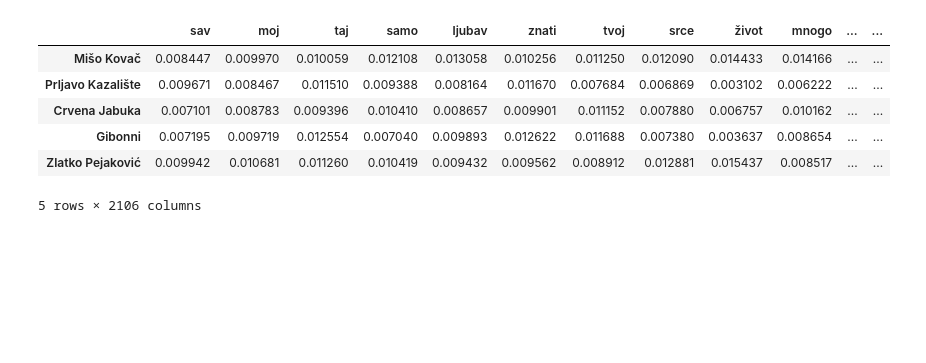
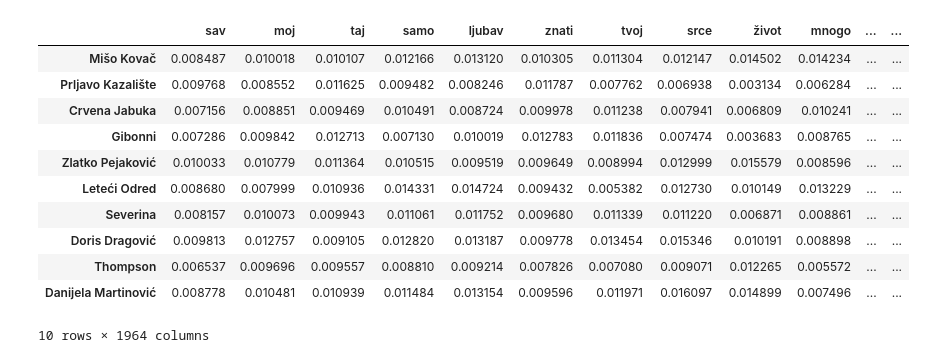
Before and after one commit to datamilas/CroLyricsProject, a Jupyter notebook: Python/tf-idf.ipynb, the cells around one changed output. Drawn from its saved outputs; the diff is of its cells as text; code cells hidden in the pictures; blank space fills up the shorter version.

```diff
--- a/Python/tf-idf.ipynb
+++ b/Python/tf-idf.ipynb
@@ -47,12 +86,18 @@ for artist in artist_ids:
 df_tf_idf = df_tf_idf.replace(0,np.nan).dropna(axis=1,how="all") #drop columns where all values are 0
 df_tf_idf = df_tf_idf.fillna(0)
 df_tf_idf.index = [get_artist_name(i)[0] for i in df_tf_idf.index]
-df_tf_idf.head(5)
-# %% [output]
-|  | sav | moj | taj | samo | ljubav | znati | tvoj | srce | život | mnogo | ... | ... |
-| Mišo Kovač | 0.008447 | 0.009970 | 0.010059 | 0.012108 | 0.013058 | 0.010256 | 0.011250 | 0.012090 | 0.014433 | 0.014166 | ... | ... |
-| Prljavo Kazalište | 0.009671 | 0.008467 | 0.011510 | 0.009388 | 0.008164 | 0.011670 | 0.007684 | 0.006869 | 0.003102 | 0.006222 | ... | ... |
-| Crvena Jabuka | 0.007101 | 0.008783 | 0.009396 | 0.010410 | 0.008657 | 0.009901 | 0.011152 | 0.007880 | 0.006757 | 0.010162 | ... | ... |
-| Gibonni | 0.007195 | 0.009719 | 0.012554 | 0.007040 | 0.009893 | 0.012622 | 0.011688 | 0.007380 | 0.003637 | 0.008654 | ... | ... |
-| Zlatko Pejaković | 0.009942 | 0.010681 | 0.011260 | 0.010419 | 0.009432 | 0.009562 | 0.008912 | 0.012881 | 0.015437 | 0.008517 | ... | ... |
-5 rows × 2106 columns
+# %%
+df_tf_idf.head(10)
+# %% [output]
+|  | sav | moj | taj | samo | ljubav | znati | tvoj | srce | život | mnogo | ... | ... |
+| Mišo Kovač | 0.008487 | 0.010018 | 0.010107 | 0.012166 | 0.013120 | 0.010305 | 0.011304 | 0.012147 | 0.014502 | 0.014234 | ... | ... |
+| Prljavo Kazalište | 0.009768 | 0.008552 | 0.011625 | 0.009482 | 0.008246 | 0.011787 | 0.007762 | 0.006938 | 0.003134 | 0.006284 | ... | ... |
+| Crvena Jabuka | 0.007156 | 0.008851 | 0.009469 | 0.010491 | 0.008724 | 0.009978 | 0.011238 | 0.007941 | 0.006809 | 0.010241 | ... | ... |
+| Gibonni | 0.007286 | 0.009842 | 0.012713 | 0.007130 | 0.010019 | 0.012783 | 0.011836 | 0.007474 | 0.003683 | 0.008765 | ... | ... |
+| Zlatko Pejaković | 0.010033 | 0.010779 | 0.011364 | 0.010515 | 0.009519 | 0.009649 | 0.008994 | 0.012999 | 0.015579 | 0.008596 | ... | ... |
+| Leteći Odred | 0.008680 | 0.007999 | 0.010936 | 0.014331 | 0.014724 | 0.009432 | 0.005382 | 0.012730 | 0.010149 | 0.013229 | ... | ... |
+| Severina | 0.008157 | 0.010073 | 0.009943 | 0.011061 | 0.011752 | 0.009680 | 0.011339 | 0.011220 | 0.006871 | 0.008861 | ... | ... |
+| Doris Dragović | 0.009813 | 0.012757 | 0.009105 | 0.012820 | 0.013187 | 0.009778 | 0.013454 | 0.015346 | 0.010191 | 0.008898 | ... | ... |
+| Thompson | 0.006537 | 0.009696 | 0.009557 | 0.008810 | 0.009214 | 0.007826 | 0.007080 | 0.009071 | 0.012265 | 0.005572 | ... | ... |
+| Danijela Martinović | 0.008778 | 0.010481 | 0.010939 | 0.011484 | 0.013154 | 0.009596 | 0.011971 | 0.016097 | 0.014899 | 0.007496 | ... | ... |
+10 rows × 1964 columns
```
Also changed, not shown: parts of 14 cells of this notebook, 1 other file.
